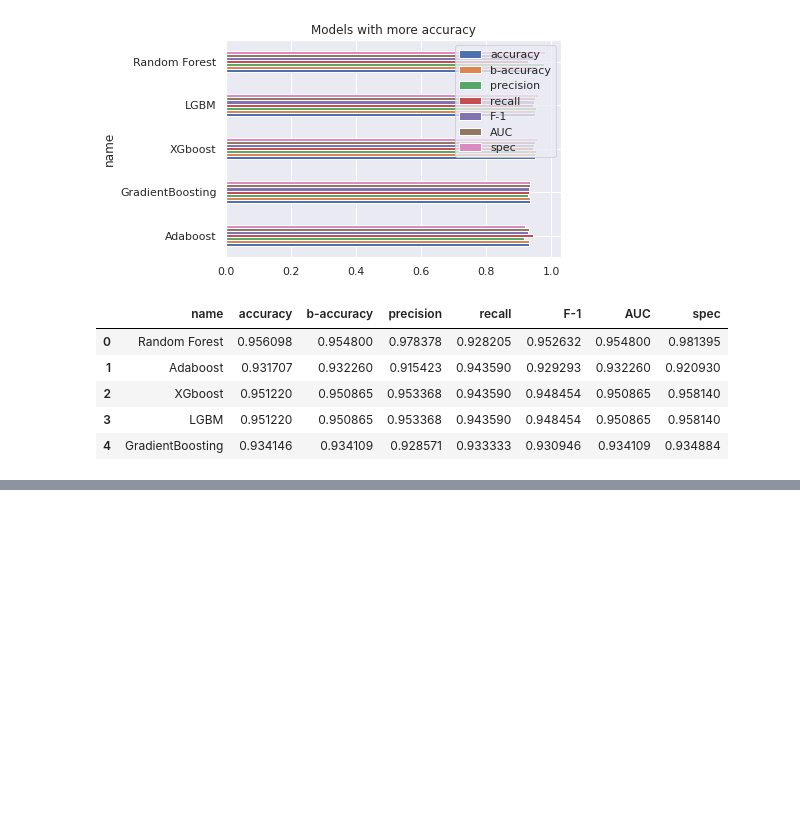
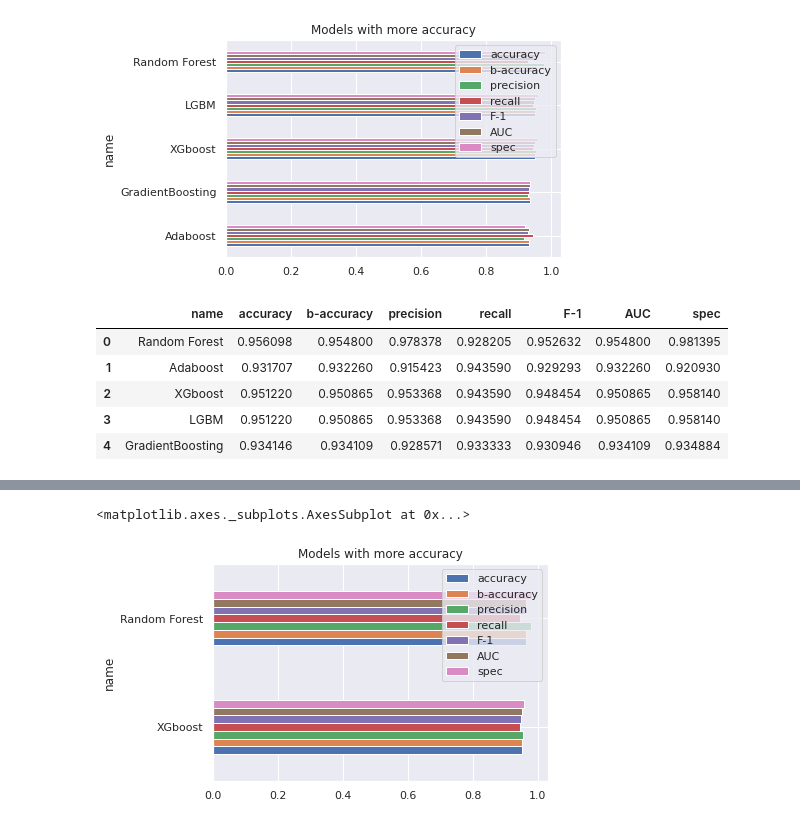
Before and after one commit to carlospc22/Projects, a Jupyter notebook: Credit/Final.ipynb, the cells around one changed output, grey strips where cells are left out. Saved outputs shown, nothing was run; the diff lists cells and outputs as text; code cells hidden in the pictures; blank space fills up the shorter version.

```diff
--- a/Credit/Final.ipynb
+++ b/Credit/Final.ipynb
@@ -1325,0 +1383,16 @@ result_quality.head(10)
+# %%
+#definindo hiperparâmetros
+hiperparam = {'booster':('gbtree','gblinear','dart'), 'max_depth':range(40,50),'random_state':[42],'n_estimators':[400,450,500]}
+
+#definindo o tipo de validacao cruzada e o numero de folds
+cv_strat = StratifiedKFold(n_splits = 10)
+
+#instânciando meu classificador
+classifier = XGBClassifier()
+
+#definindo a estrategia de score a partir da metrica f1
+f1 = make_scorer(f1_score)
+
+#instanciando e modelando o grid search com os hiperparametros e a validação definidas.
+grid_cv = GridSearchCV(classifier, hiperparam, cv = cv_strat, scoring = f1)
+grid_cv.fit(X_train, y_train)
@@ -1325,0 +1443,32 @@ result_quality.head(10)
+# %%
+ from sklearn import metrics
+def train_in_models(X_train, X_test, y_train, y_test):
+
+  models = [
+    {"name": "Random Forest", "model": RandomForestClassifier(criterion='entropy', max_depth= 17, max_features= 'log2', random_state= 42)},
+    {"name": "XGboost", "model": XGBClassifier(n_estimators=500,booster='gbtree', max_depth=40, eta=0.05,random_state=42)}
+  ]
+
+
+  result = []
+  for item in models:
+    model = item['model']
+    classifier = model.fit(X_train,y_train)
+    predictions = classifier.predict(X_test)
+    acc = metrics.accuracy_score(y_test, predictions)
+    bacc = metrics.balanced_accuracy_score(y_test, predictions)
+    prec = metrics.precision_score(y_test, predictions)
+    rec = metrics.recall_score(y_test, predictions)
+    f1 = metrics.f1_score(y_test, predictions)
+    auc = metrics.roc_auc_score(y_test, predictions)
+    specificity = specificity_score(y_test, predictions, average='binary')
+    confusion=metrics.confusion_matrix(y_test, predictions)
+    result.append({ 'name': item['name'], 'accuracy': acc , 'b-accuracy':bacc, 'precision':prec,'recall':rec, 'F-1':f1, 'AUC':auc,'spec':specificity,'confusion':confusion})
+
+  return pd.DataFrame(result)
+# %%
+result_quality = train_in_models(X_train, X_test, y_train, y_test)
+result_quality.sort_values(by='accuracy',ascending=True).plot(kind='barh', x='name', title="Models with more accuracy")
+# %% [output]
+<matplotlib.axes._subplots.AxesSubplot at 0x...>
+[figure, added]
```
Also changed, not shown: parts of 13 cells of this notebook.
